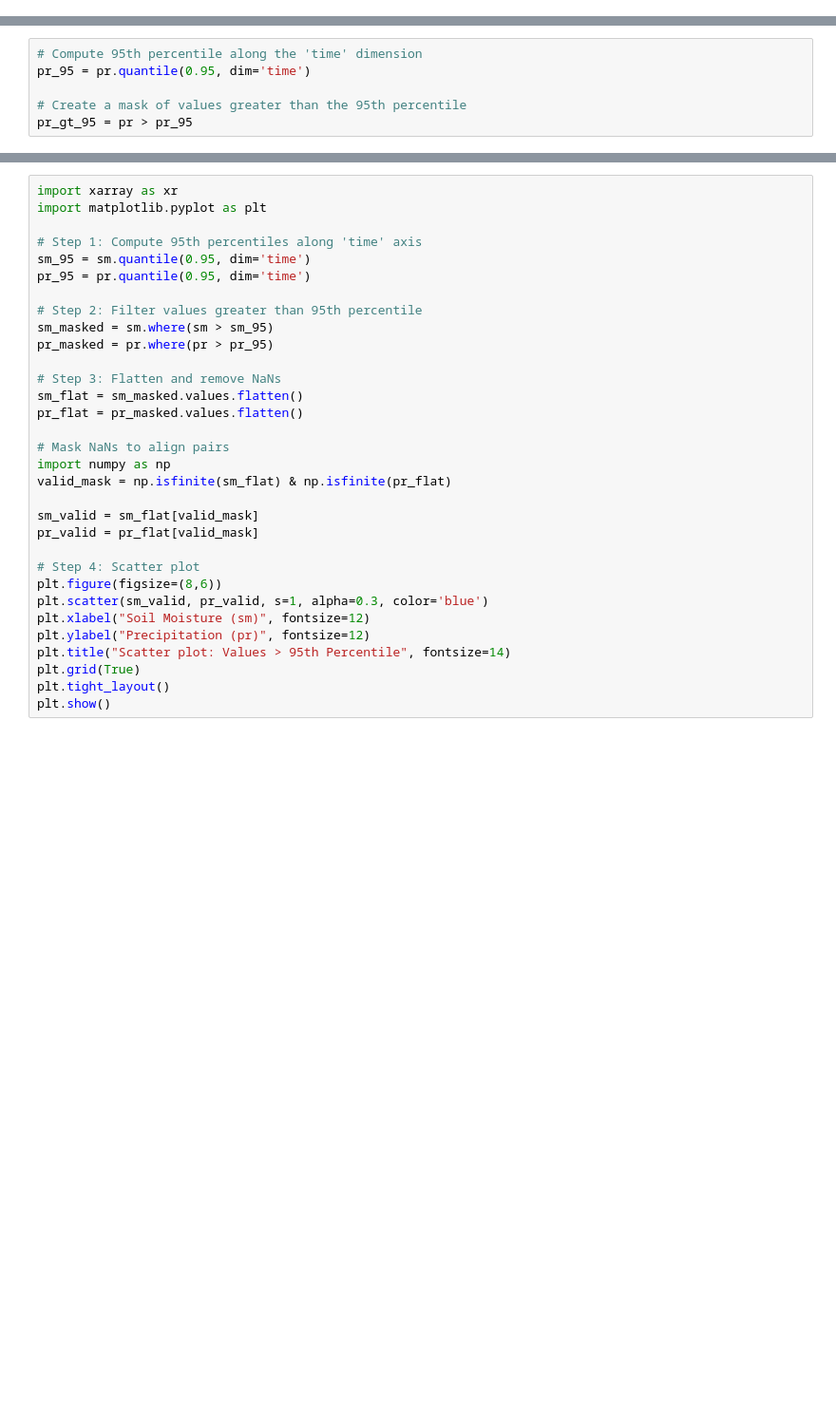
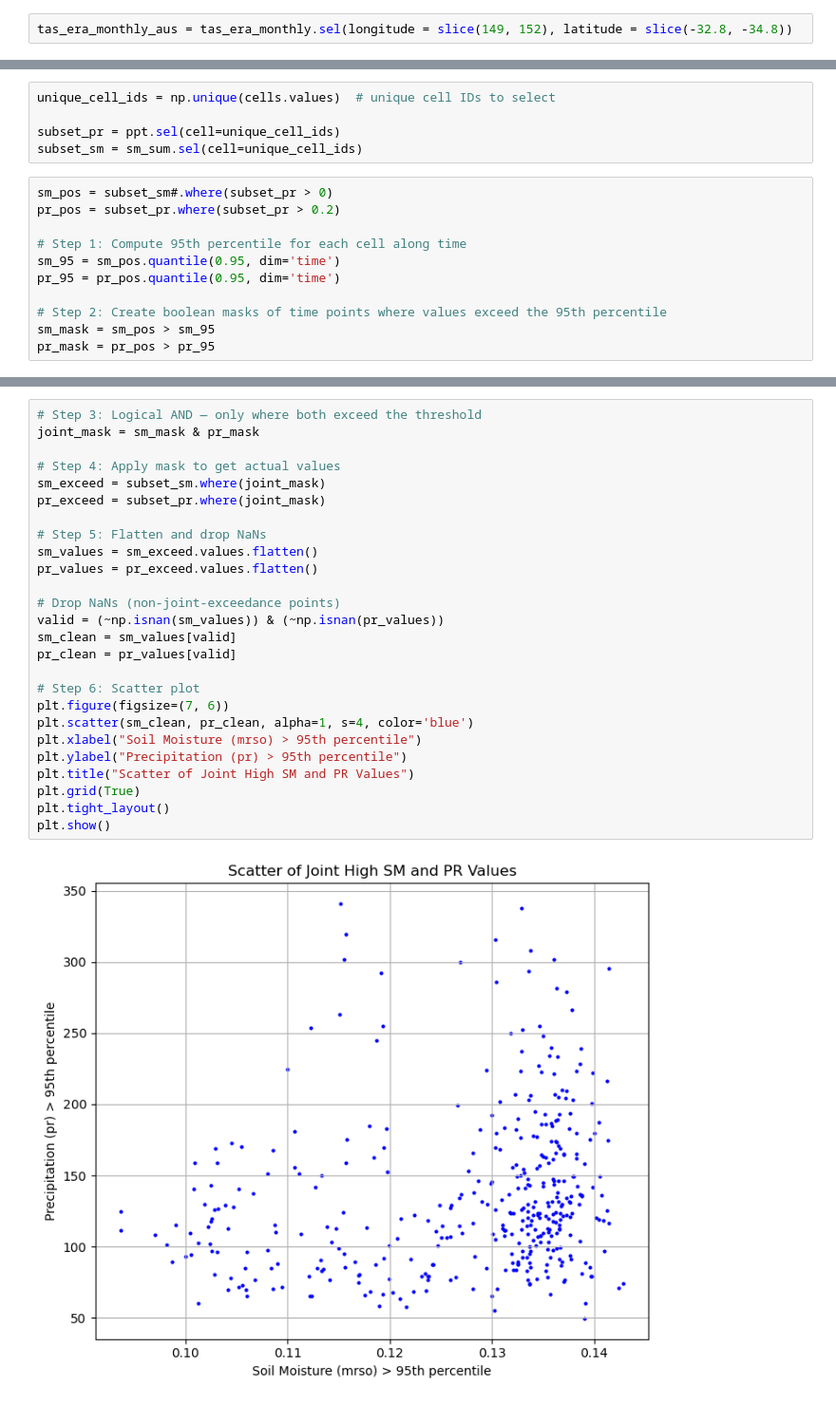
Before and after one commit to 21centuryweather/hk25-AusNode-ExtremePrecipitation, a Jupyter notebook: Code/s5_mrso_pr_p95.ipynb, the cells around one changed output, grey strips where cells are left out. Shown: that part at 95% size. Drawn from its saved outputs; the diff is of its cells as text; blank space fills up the shorter version.

```diff
--- a/Code/s5_mrso_pr_p95.ipynb
+++ b/Code/s5_mrso_pr_p95.ipynb
@@ -33,0 +35,2 @@ sm_sum = sm.sum(dim='soil_level')
+# %%
+tas_era_monthly_aus = tas_era_monthly.sel(longitude = slice(149, 152), latitude = slice(-32.8, -34.8))
@@ -34,6 +96,16 @@ sm_sum = sm.sum(dim='soil_level')
+# %%
+unique_cell_ids = np.unique(cells.values)  # unique cell IDs to select
+
+subset_pr = ppt.sel(cell=unique_cell_ids)
+subset_sm = sm_sum.sel(cell=unique_cell_ids)
 # %%
-# Compute 95th percentile along the 'time' dimension
-pr_95 = pr.quantile(0.95, dim='time')
+sm_pos = subset_sm#.where(subset_pr > 0)
+pr_pos = subset_pr.where(subset_pr > 0.2)
 
-# Create a mask of values greater than the 95th percentile
-pr_gt_95 = pr > pr_95
+# Step 1: Compute 95th percentile for each cell along time
+sm_95 = sm_pos.quantile(0.95, dim='time')
+pr_95 = pr_pos.quantile(0.95, dim='time')
+
+# Step 2: Create boolean masks of time points where values exceed the 95th percentile
+sm_mask = sm_pos > sm_95
+pr_mask = pr_pos > pr_95
@@ -46,32 +112,28 @@ sm_gt_95 = sm > sm_95
 # %%
-import xarray as xr
-import matplotlib.pyplot as plt
+# Step 3: Logical AND — only where both exceed the threshold
+joint_mask = sm_mask & pr_mask
 
-# Step 1: Compute 95th percentiles along 'time' axis
-sm_95 = sm.quantile(0.95, dim='time')
-pr_95 = pr.quantile(0.95, dim='time')
+# Step 4: Apply mask to get actual values
+sm_exceed = subset_sm.where(joint_mask)
+pr_exceed = subset_pr.where(joint_mask)
 
-# Step 2: Filter values greater than 95th percentile
-sm_masked = sm.where(sm > sm_95)
-pr_masked = pr.where(pr > pr_95)
+# Step 5: Flatten and drop NaNs
+sm_values = sm_exceed.values.flatten()
+pr_values = pr_exceed.values.flatten()
 
-# Step 3: Flatten and remove NaNs
-sm_flat = sm_masked.values.flatten()
-pr_flat = pr_masked.values.flatten()
+# Drop NaNs (non-joint-exceedance points)
+valid = (~np.isnan(sm_values)) & (~np.isnan(pr_values))
+sm_clean = sm_values[valid]
+pr_clean = pr_values[valid]
 
-# Mask NaNs to align pairs
-import numpy as np
-valid_mask = np.isfinite(sm_flat) & np.isfinite(pr_flat)
-
-sm_valid = sm_flat[valid_mask]
-pr_valid = pr_flat[valid_mask]
-
-# Step 4: Scatter plot
-plt.figure(figsize=(8,6))
-plt.scatter(sm_valid, pr_valid, s=1, alpha=0.3, color='blue')
-plt.xlabel("Soil Moisture (sm)", fontsize=12)
-plt.ylabel("Precipitation (pr)", fontsize=12)
-plt.title("Scatter plot: Values > 95th Percentile", fontsize=14)
+# Step 6: Scatter plot
+plt.figure(figsize=(7, 6))
+plt.scatter(sm_clean, pr_clean, alpha=1, s=4, color='blue')
+plt.xlabel("Soil Moisture (mrso) > 95th percentile")
+plt.ylabel("Precipitation (pr) > 95th percentile")
+plt.title("Scatter of Joint High SM and PR Values")
 plt.grid(True)
 plt.tight_layout()
 plt.show()
+# %% [output]
+[figure, added]
```
Also changed, not shown: parts of 17 cells of this notebook.
